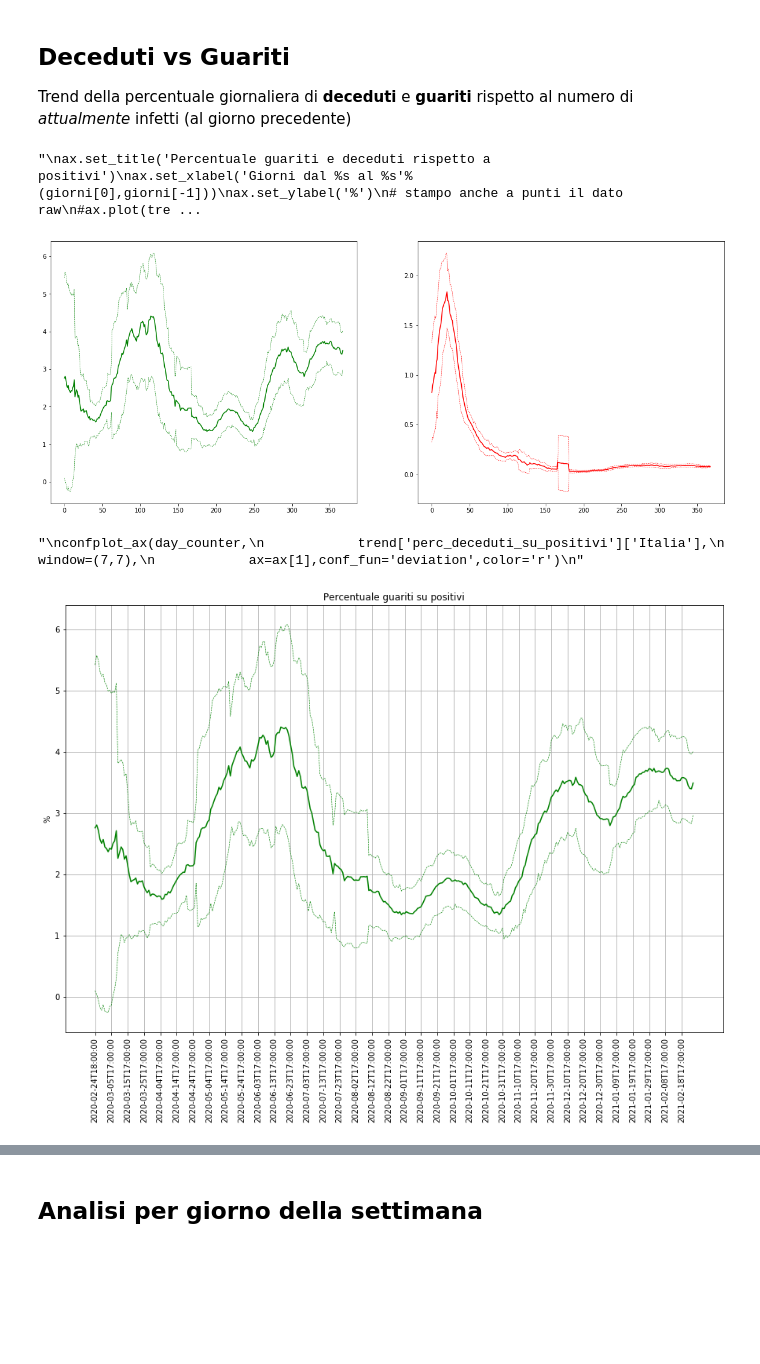
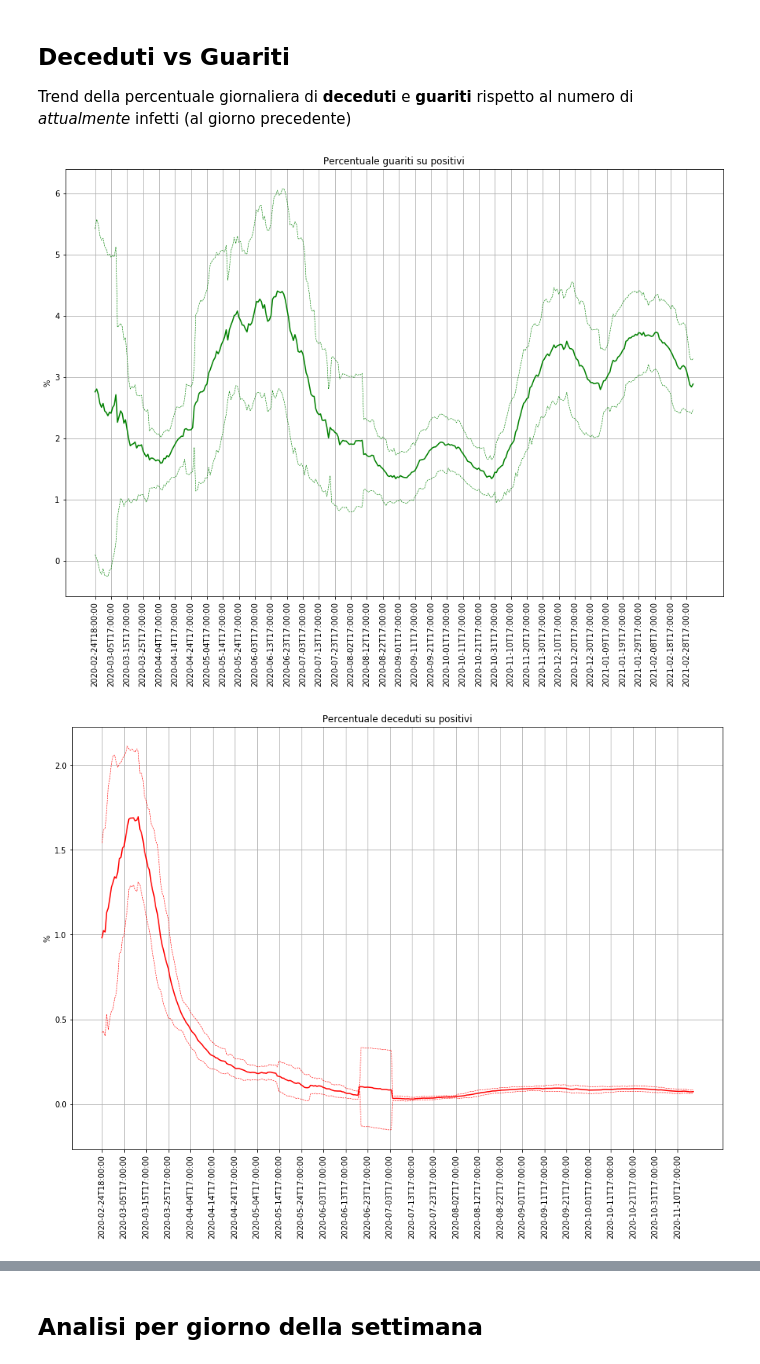
Before and after one commit to taracchi/covid, a Jupyter notebook: analisi_infetti.ipynb, the cells around one changed output, grey strips where cells are left out. Cells and saved outputs as stored; diff of their text form; code cells hidden in the pictures; blank space fills up the shorter version.

```diff
--- a/analisi_infetti.ipynb
+++ b/analisi_infetti.ipynb
@@ -280,56 +280,35 @@ plt.grid()
 ## Deceduti vs Guariti
 
 Trend della percentuale giornaliera di **deceduti** e **guariti** rispetto al numero di *attualmente* infetti (al giorno precedente)
-# %%
-fig,ax=plt.subplots(1,2,figsize=(20,8))
-# stampo il plot smooth con intervallo di confidenza
-confplot_ax(day_counter,
-            trend['perc_guariti_su_positivi']['Italia'],
-            window=(10,10),
-            ax=ax[0],conf_fun='deviation',color='g')
-confplot_ax(day_counter,
-            trend['perc_deceduti_su_positivi']['Italia'],
-            window=(7,7),
-            ax=ax[1],conf_fun='deviation',color='r')
-'''
-ax.set_title('Percentuale guariti e deceduti rispetto a positivi')
-ax.set_xlabel('Giorni dal %s al %s'%(giorni[0],giorni[-1]))
-ax.set_ylabel('%')
-# stampo anche a punti il dato raw
-#ax.plot(trend['perc_guariti_su_positivi']['Italia'],'g.')
-#ax.plot(trend['perc_deceduti_su_positivi']['Italia'],'r.')
-ax.legend(['% Trend guariti su positivi','High','Low',
-           '% Trend deceduti su positivi','High','Low',
-           '% Raw guariti su positivi',
-           '% Raw deceduti su positivi'])
-ax.grid()
-'''
-# %% [output]
-"\nax.set_title('Percentuale guariti e deceduti rispetto a positivi')\nax.set_xlabel('Giorni dal %s al %s'%(giorni[0],giorni[-1]))\nax.set_ylabel('%')\n# stampo anche a punti il dato raw\n#ax.plot(tre ...
-[figure, removed]
 # %%
 fig,ax=plt.subplots(1,figsize=(15,10))
 # stampo il plot smooth con intervallo di confidenza
 confplot_ax(day_counter,
             trend['perc_guariti_su_positivi']['Italia'],
             window=(10,10),
             ax=ax,conf_fun='deviation',color='g')
 ax.set_title('Percentuale guariti su positivi')
 ax.set_xticks(list(range(0,len(giorni),10)))
 ax.set_xticklabels(giorni[list(range(0,len(giorni),10))],rotation=90)
 ax.set_ylabel('%')
 ax.grid()
 
 
-'''
+
+fig,ax=plt.subplots(1,figsize=(15,10))
+# stampo il plot smooth con intervallo di confidenza
 confplot_ax(day_counter,
             trend['perc_deceduti_su_positivi']['Italia'],
-            window=(7,7),
-            ax=ax[1],conf_fun='deviation',color='r')
-'''
+            window=(10,10),
+            ax=ax,conf_fun='deviation',color='r')
+ax.set_title('Percentuale deceduti su positivi')
+ax.set_xticks(list(range(0,len(giorni),14)))
+ax.set_xticklabels(giorni[list(range(0,len(giorni),10))],rotation=90)
+ax.set_ylabel('%')
+ax.grid()
 # %% [output]
-"\nconfplot_ax(day_counter,\n            trend['perc_deceduti_su_positivi']['Italia'],\n            window=(7,7),\n            ax=ax[1],conf_fun='deviation',color='r')\n"
-[figure, old version]
+[figure, new version]
+[figure, added]
 # %%
 fig,ax=plt.subplots(1,figsize=figsize_single)
 # stampo il plot smooth con intervallo di confidenza
```
Also changed, not shown: parts of 17 cells of this notebook, 9 other files.
